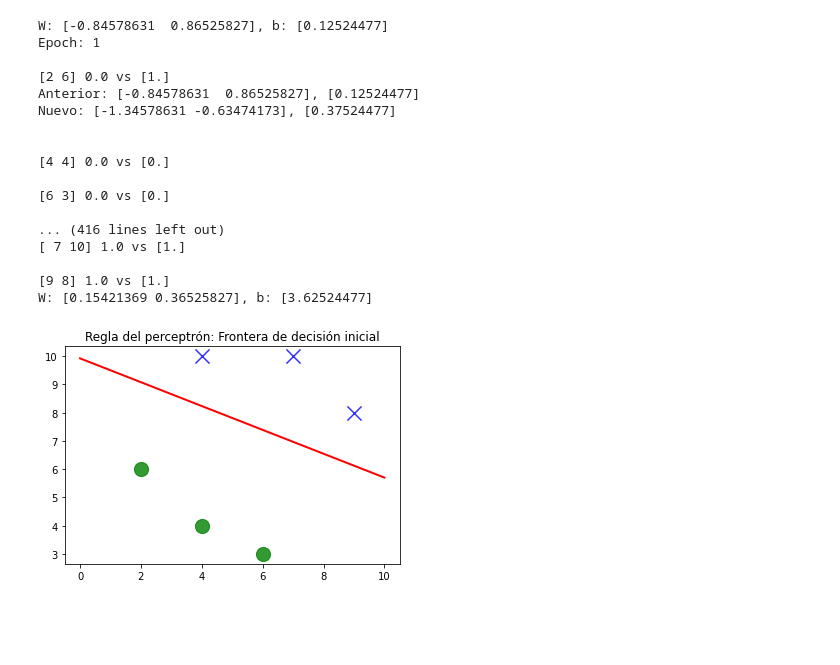
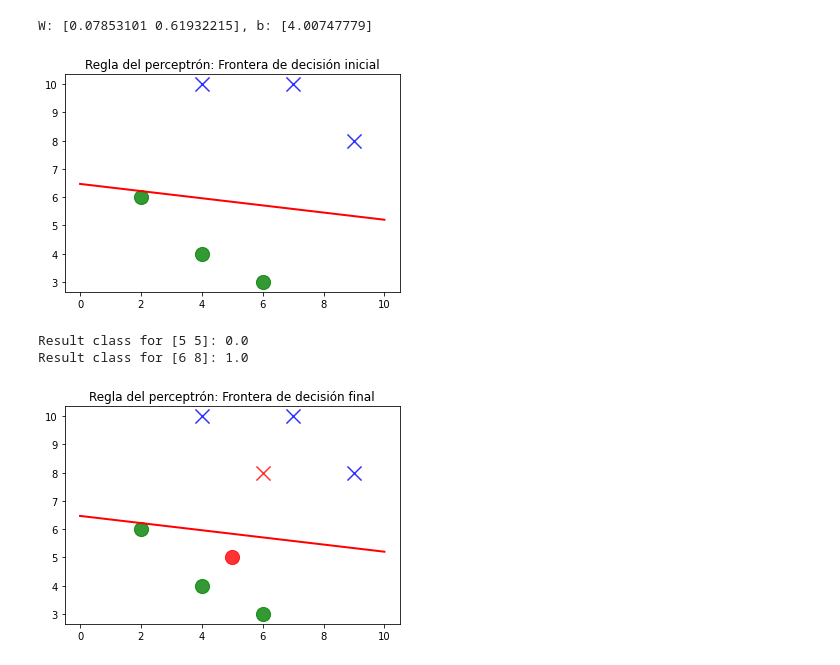
Before and after one commit to AlfredoT11/IntroduccionRedesNeuronalesArtificiales, a Jupyter notebook: PerceptronHardlim.ipynb, the cells around one changed output. Saved outputs shown, nothing was run; the diff lists cells and outputs as text; code cells hidden in the pictures; blank space fills up the shorter version.

```diff
--- a/PerceptronHardlim.ipynb
+++ b/PerceptronHardlim.ipynb
@@ -63,5 +66,5 @@ W: [-0.84578631  0.86525827], b: [0.12524477]
 # %%
-print(f"W: {perceptron_1.W}, b: {perceptron_1.b}")
+#print(f"W: {perceptron_1.W}, b: {perceptron_1.b}")
 perceptron_1.train(X, T)
 print(f"W: {perceptron_1.W}, b: {perceptron_1.b}")
 
@@ -80,21 +83,36 @@ for x, t in zip(X, T):
 plt.title('Regla del perceptrón: Frontera de decisión inicial')
 plt.show()
 # %% [output]
-W: [-0.84578631  0.86525827], b: [0.12524477]
-Epoch: 1
-
-[2 6] 0.0 vs [1.]
-Anterior: [-0.84578631  0.86525827], [0.12524477]
-Nuevo: [-1.34578631 -0.63474173], [0.37524477]
-
-
-[4 4] 0.0 vs [0.]
-
-[6 3] 0.0 vs [0.]
-
-... (416 lines left out)
-[ 7 10] 1.0 vs [1.]
-
-[9 8] 1.0 vs [1.]
-W: [0.15421369 0.36525827], b: [3.62524477]
+W: [0.07853101 0.61932215], b: [4.00747779]
-[figure, old version]
+[figure, new version]
+# %%
+test_data = np.array([[5, 5], [6, 8]])
+test_data_classes = np.zeros(2)
+
+for i in range(np.shape(test_data)[0]):
+    pattern_class = perceptron_1.classify(test_data[i])
+    test_data_classes[i] = pattern_class
+    print(f"Result class for {test_data[i]}: {test_data_classes[i]}")
+
+
+plt.figure(1)
+plt.plot(x1, x2, 'red', linewidth = 2)
+
+for x, t in zip(X, T):
+    if t == 0:
+        plt.scatter(x[0], x[1], color = 'g', s = 200, marker = 'o', alpha = 0.8)
+    else:
+        plt.scatter(x[0], x[1], color = 'b', s = 200, marker = 'x', alpha = 0.8)
+
+for x, t in zip(test_data, test_data_classes):
+    if t == 0:
+        plt.scatter(x[0], x[1], color = 'r', s = 200, marker = 'o', alpha = 0.8)
+    else:
+        plt.scatter(x[0], x[1], color = 'r', s = 200, marker = 'x', alpha = 0.8)
+
+plt.title('Regla del perceptrón: Frontera de decisión final')
+plt.show()
+# %% [output]
+Result class for [5 5]: 0.0
+Result class for [6 8]: 1.0
+[figure, added]
```
Also changed, not shown: parts of 2 cells of this notebook, 1 other file.
